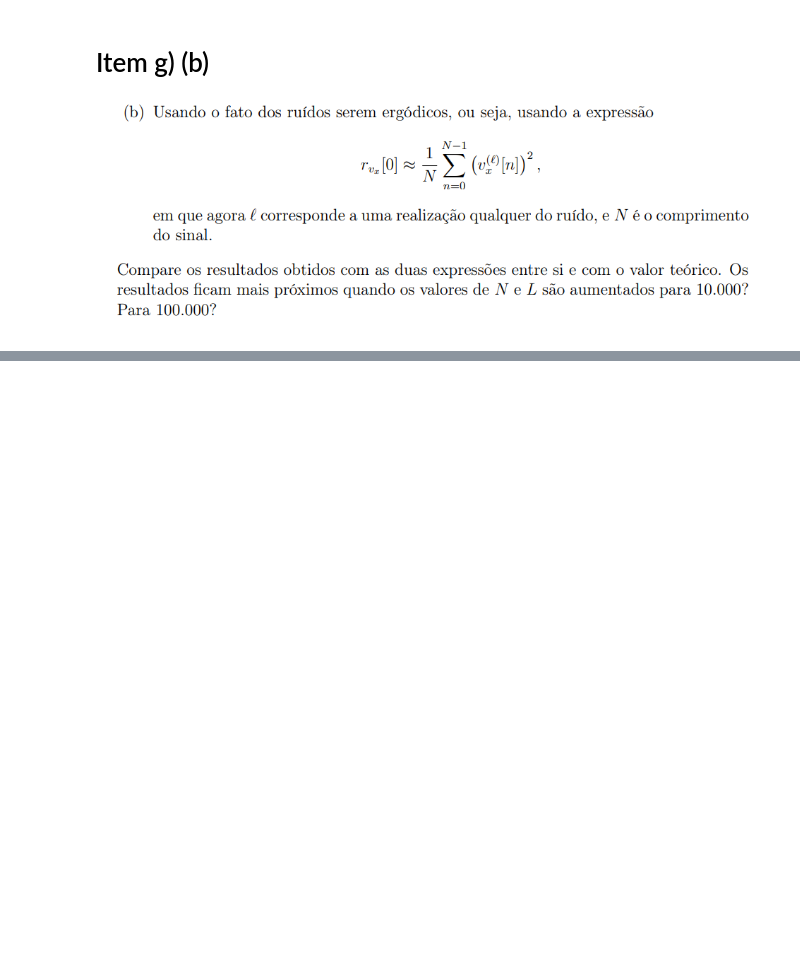
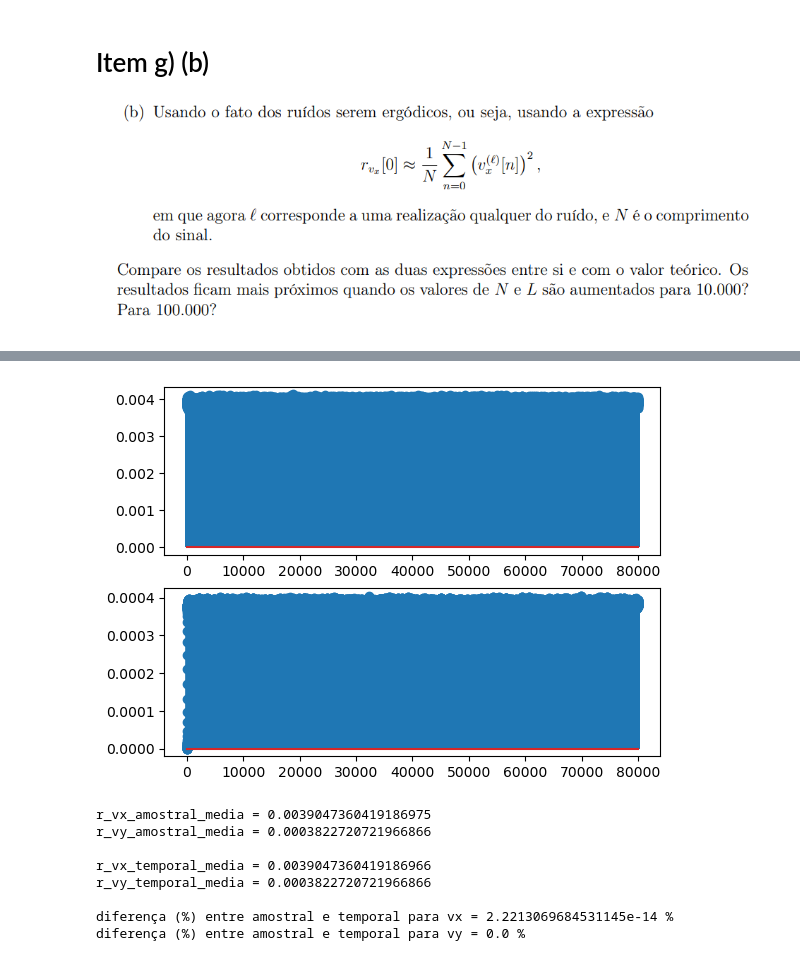
Before and after one commit to brunompasini/PSI3431-Processamento-Estatistico-de-Sinais, a Jupyter notebook: Experiencia_1_Julia.ipynb, the cells around one changed output, grey strips where cells are left out. Cells and saved outputs as stored; diff of their text form; code cells hidden in the pictures; blank space fills up the shorter version.

```diff
--- a/Experiencia_1_Julia.ipynb
+++ b/Experiencia_1_Julia.ipynb
@@ -257,7 +295,7 @@ diferença (%) entre amostral e temporal para vy = 1.4181813255896892e-14 %
 # %%
 #Recalculando para L = 10.000
 L = 10000
-N = 80000
+N = 80001
 n = 0:N-1
 
 r_vx_amostral = zeros(N)
@@ -265,11 +303,9 @@ r_vy_amostral = zeros(N)
 r_vx_temporal = zeros(L) #Cada elemento corresponde ao r_vx de uma realização
 r_vy_temporal = zeros(L) #Cada elemento corresponde ao r_vx de uma realização
 
-v = sqrt(pot_v).*randn(L,N); #sigma_v = sqrt(pot_v), matriz de L linhas e N colunas. Cada linha L é uma observação do processo
-wavplay(v[1,:], fa)
-
 for l in 1:L
-    v_x = v[l, :]
+    v = sqrt(pot_v).*randn(N,1); #sigma_v = sqrt(pot_v), matriz de 1 linhas e N colunas. A cada laço do for é uma observação
+    v_x = v
     v_y = filt(h, v_x)
 
     r_vx_temporal[l] = sum(v_x.^2)/N
@@ -294,33 +330,43 @@ r_vx_amostral_media = sum(r_vx_amostral)/N
 r_vy_amostral_media = sum(r_vy_amostral)/N
 
 print("\n")
 print("r_vx_amostral_media = ", r_vx_amostral_media)
 print("\n")
 print("r_vy_amostral_media = ", r_vy_amostral_media)
 print("\n")
 
 #Cálculo da Autocorrelação Temporal (ou seja, a correlação de cada realização L)
 
 #print(r_vx_temporal)
 #print("\n")
 #print(r_vy_temporal)
 
 r_vx_temporal_media = sum(r_vx_temporal)/L #Média da autocorrelação de cada realização L de vx
 
 r_vy_temporal_media = sum(r_vy_temporal)/L #Média da autocorrelação de cada realização L de vy
 
 print("\n")
 print("r_vx_temporal_media = ", r_vx_temporal_media)
 print("\n")
 print("r_vy_temporal_media = ", r_vy_temporal_media)
 print("\n")
 
 #Cálculo da diferença entre os valores
 print("\n")
 print("diferença (%) entre amostral e temporal para vx = ", ((max(r_vx_temporal_media,r_vx_amostral_media)-min(r_vx_temporal_media,r_vx_amostral_media))/max(r_vx_temporal_media,r_vx_amostral_media))*100," %")
 print("\n")
 print("diferença (%) entre amostral e temporal para vy = ", ((max(r_vy_temporal_media,r_vy_amostral_media)-min(r_vy_temporal_media,r_vy_amostral_media))/max(r_vy_temporal_media,r_vy_amostral_media))*100," %")
 print("\n")
+# %% [output]
+[figure, added]
+r_vx_amostral_media = 0.0039047360419186975
+r_vy_amostral_media = 0.0003822720721966866
+
+r_vx_temporal_media = 0.0039047360419186966
+r_vy_temporal_media = 0.0003822720721966866
+
+diferença (%) entre amostral e temporal para vx = 2.2213069684531145e-14 %
+diferença (%) entre amostral e temporal para vy = 0.0 %
 # %%
 #Recalculando para L = 100.000
 L = 100000
```
Also changed, not shown: parts of 19 cells of this notebook.
